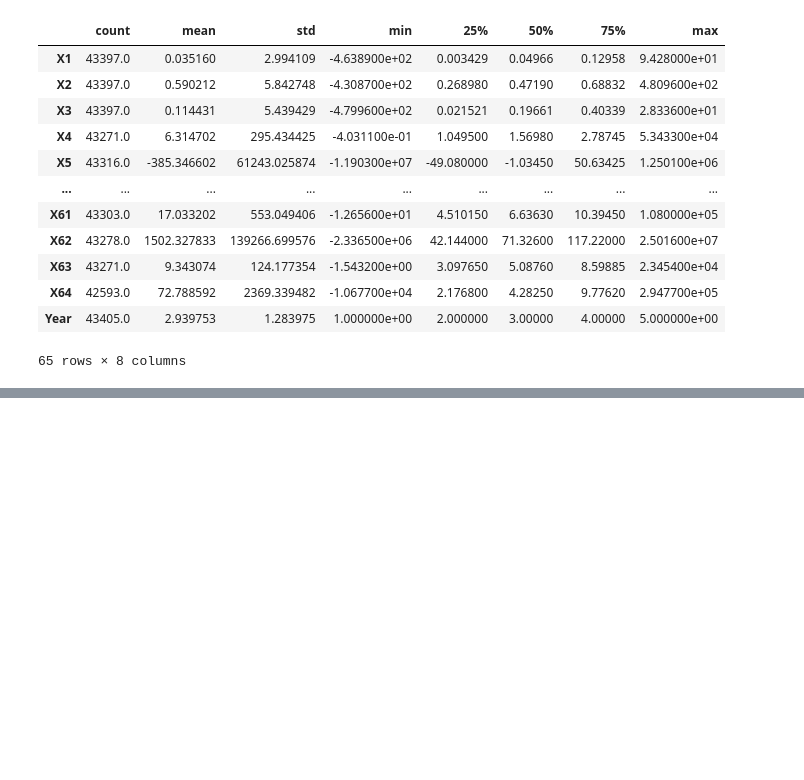
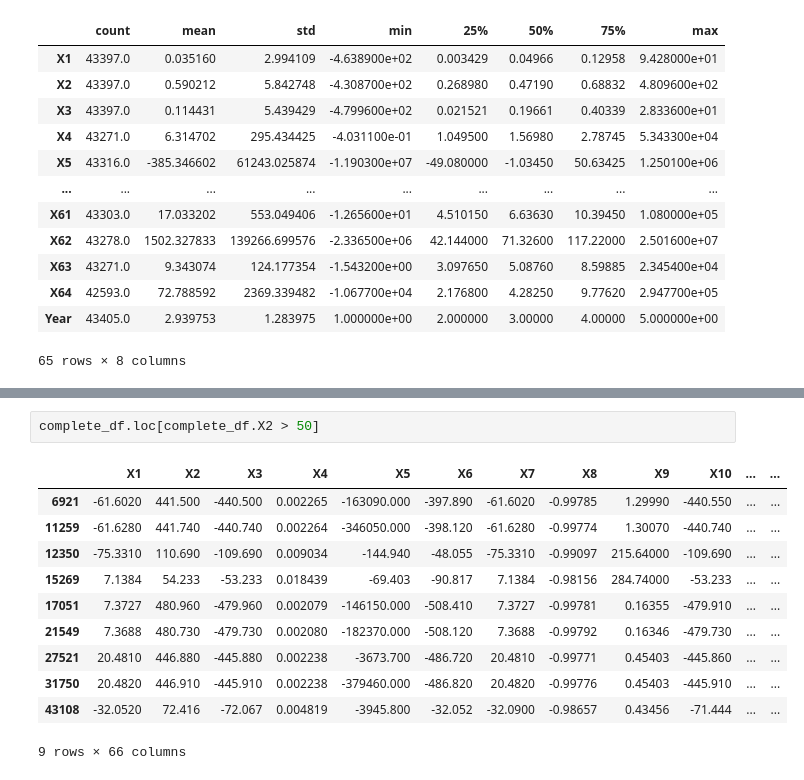
Before and after one commit to bill-fowler65/Springboard, a Jupyter notebook: Capstone Project 2/Code/polishbk.ipynb, the cells around one changed output, grey strips where cells are left out. Saved outputs shown, nothing was run; the diff lists cells and outputs as text; blank space fills up the shorter version.

```diff
--- a/Capstone Project 2/Code/polishbk.ipynb
+++ b/Capstone Project 2/Code/polishbk.ipynb
@@ -283,0 +355,14 @@ plt.subplots_adjust(hspace=0.5);
+# %%
+complete_df.loc[complete_df.X2 > 50]
+# %% [output]
+|  | X1 | X2 | X3 | X4 | X5 | X6 | X7 | X8 | X9 | X10 | ... | ... |
+| 6921 | -61.6020 | 441.500 | -440.500 | 0.002265 | -163090.000 | -397.890 | -61.6020 | -0.99785 | 1.29990 | -440.550 | ... | ... |
+| 11259 | -61.6280 | 441.740 | -440.740 | 0.002264 | -346050.000 | -398.120 | -61.6280 | -0.99774 | 1.30070 | -440.740 | ... | ... |
+| 12350 | -75.3310 | 110.690 | -109.690 | 0.009034 | -144.940 | -48.055 | -75.3310 | -0.99097 | 215.64000 | -109.690 | ... | ... |
+| 15269 | 7.1384 | 54.233 | -53.233 | 0.018439 | -69.403 | -90.817 | 7.1384 | -0.98156 | 284.74000 | -53.233 | ... | ... |
+| 17051 | 7.3727 | 480.960 | -479.960 | 0.002079 | -146150.000 | -508.410 | 7.3727 | -0.99781 | 0.16355 | -479.910 | ... | ... |
+| 21549 | 7.3688 | 480.730 | -479.730 | 0.002080 | -182370.000 | -508.120 | 7.3688 | -0.99792 | 0.16346 | -479.730 | ... | ... |
+| 27521 | 20.4810 | 446.880 | -445.880 | 0.002238 | -3673.700 | -486.720 | 20.4810 | -0.99771 | 0.45403 | -445.860 | ... | ... |
+| 31750 | 20.4820 | 446.910 | -445.910 | 0.002238 | -379460.000 | -486.820 | 20.4820 | -0.99776 | 0.45403 | -445.910 | ... | ... |
+| 43108 | -32.0520 | 72.416 | -72.067 | 0.004819 | -3945.800 | -32.052 | -32.0900 | -0.98657 | 0.43456 | -71.444 | ... | ... |
+9 rows × 66 columns
```
Also changed, not shown: parts of 12 cells of this notebook.
